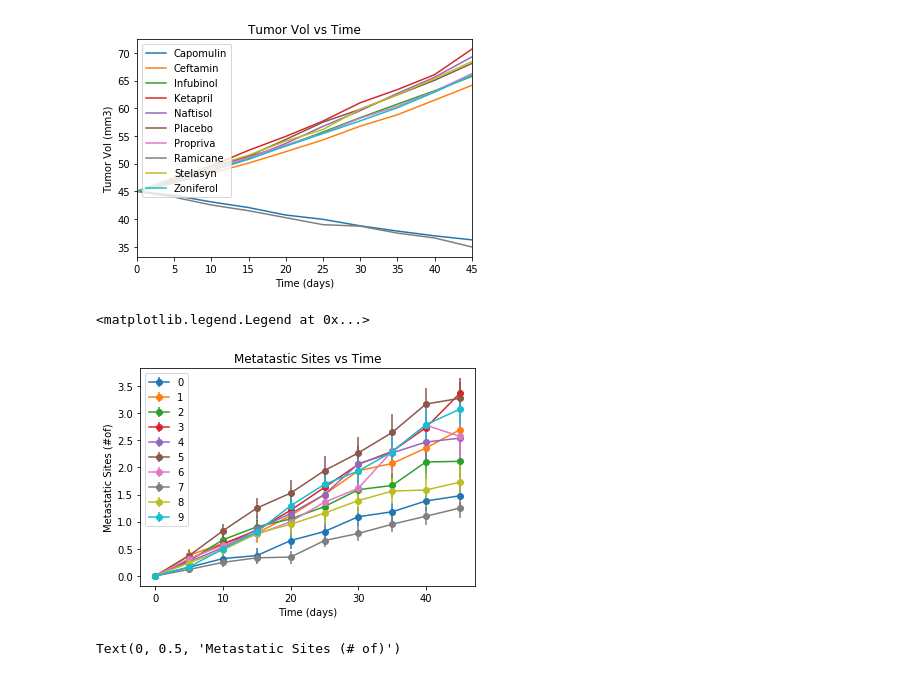
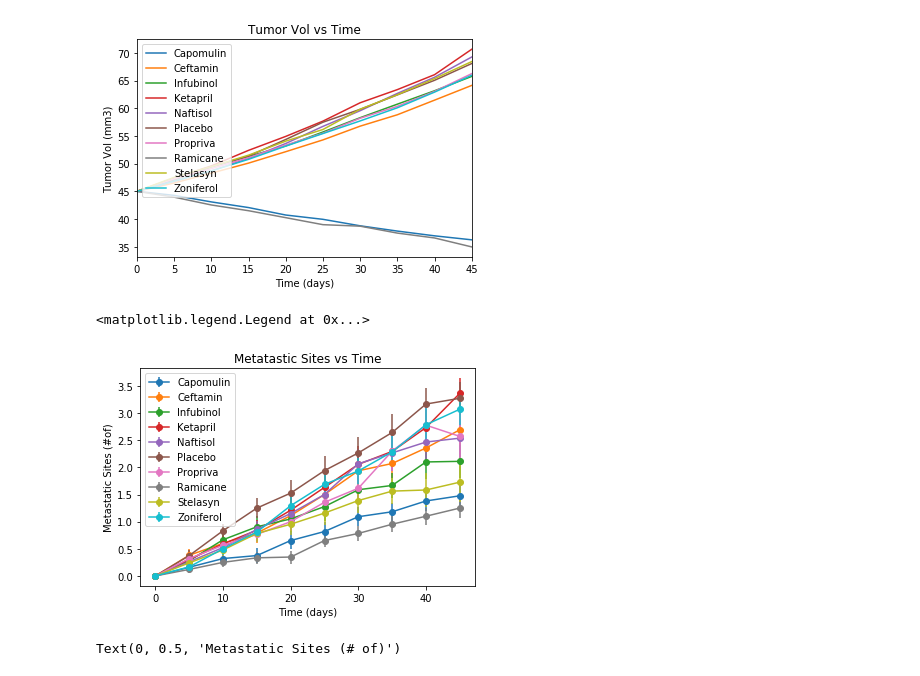
Before and after one commit to blake2323/Pyma-Pharm, a Jupyter notebook: Pyma Analysis.ipynb, the cells around one changed output. Drawn from its saved outputs; the diff is of its cells as text; code cells hidden in the pictures.

```diff
--- a/Pyma Analysis.ipynb
+++ b/Pyma Analysis.ipynb
@@ -75,12 +72,16 @@ uio_df.head()
 | 15 | 0.838617 | 0.332053 | 0.357705 | 0.580268 | 0.444378 | 0.614461 | 0.466109 | 0.770432 | 0.493261 | ... |
 | 20 | 0.909731 | 0.359482 | 0.476210 | 0.726484 | 0.595260 | 0.839609 | 0.555181 | 0.786199 | 0.621889 | ... |
 # %%
+#Create list of drug names (would be better to retrieve this from a dataframe)
+drug_list = ["Capomulin", "Ceftamin", "Infubinol", "Ketapril", "Naftisol", "Placebo", "Propriva", "Ramicane", "Stelasyn", "Zoniferol"]
+num_drugs = len(drug_list)
+
 #plot with error bars for each drug
-for i in range(0, 10):
+for i in range(0, num_drugs):
     x = qwe_df.index
     y = qwe_df.iloc[:, i]
     t_error = uio_df.iloc[:, i]
-    plt.errorbar(x, y, yerr=t_error, marker='o', label = i)
+    plt.errorbar(x, y, yerr=t_error, marker='o', label = drug_list[i])
 
 
 #plot labels of "tumor vol vs timepoint"
@@ -102,42 +103,40 @@ plt.ylabel("Tumor Vol (mm3)")
 Text(0, 0.5, 'Tumor Vol (mm3)')
 [figure]
 # %%
-#A4
-
 #Create groupby object and convert to dataframe; "metastatic (cancer spreading) sites vs timepoint" for each drug
 grouped_data_metastatic_df = merge_table.groupby(['Drug', 'Timepoint'])['Metastatic Sites'].mean().reset_index()
 
 #convert dataframe to pivot table so we can have each column represent a different drug; rows are timepoint
 metatastic_pivot = pd.pivot_table(grouped_data_metastatic_df, values = 'Metastatic Sites',
                                 index = ['Timepoint'], columns = 'Drug')
 #convert back to df
 abc_df = pd.DataFrame(metatastic_pivot)
 
 #Convert groupby object and convert to df; "SE of Metatastic Sites vs Time"
 standard_error_meta_sites_df = merge_table.groupby(['Drug', 'Timepoint'])['Metastatic Sites'].sem().reset_index()
 
 #Convert to pivot to easily set desired rows/columns
 sites_error_pivot = pd.pivot_table(standard_error_meta_sites_df, values = 'Metastatic Sites', index = ['Timepoint'], columns = 'Drug')
 
 #Convert back to df
 fgt_df = pd.DataFrame(sites_error_pivot)
 
 
 #plot with error bars for each drug
-for i in range(0, 10):
+for i in range(0, num_drugs):
     x = abc_df.index
     y = abc_df.iloc[:, i]
     o_error = fgt_df.iloc[:, i]
-    plt.errorbar(x, y, yerr=o_error, marker='o', label = i)
+    plt.errorbar(x, y, yerr=o_error, marker='o', label = drug_list[i])
 
 #plot labels of "metatastic sites vs time"
 plt.title("Metatastic Sites vs Time")
 plt.xlabel("Time (days)")
 plt.ylabel("Metastatic Sites (#of)")
 plt.legend(loc='best')
 # %% [output]
 <matplotlib.legend.Legend at 0x...>
-[figure, old version]
+[figure, new version]
 # %%
 #efficient plot including proper legend, w/out error bars
 metatastic_pivot.plot()
```
Also changed, not shown: parts of 8 cells of this notebook, 1 other file.
